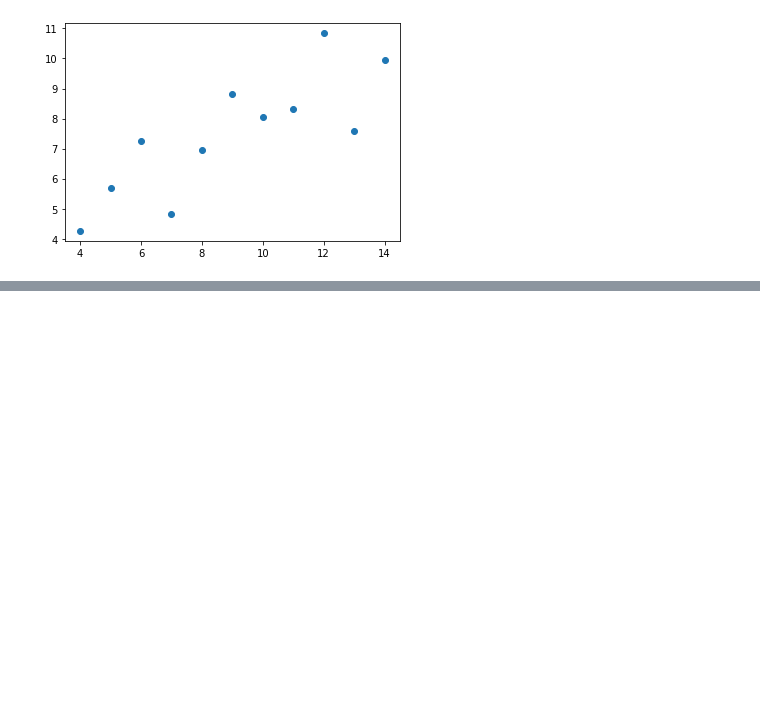
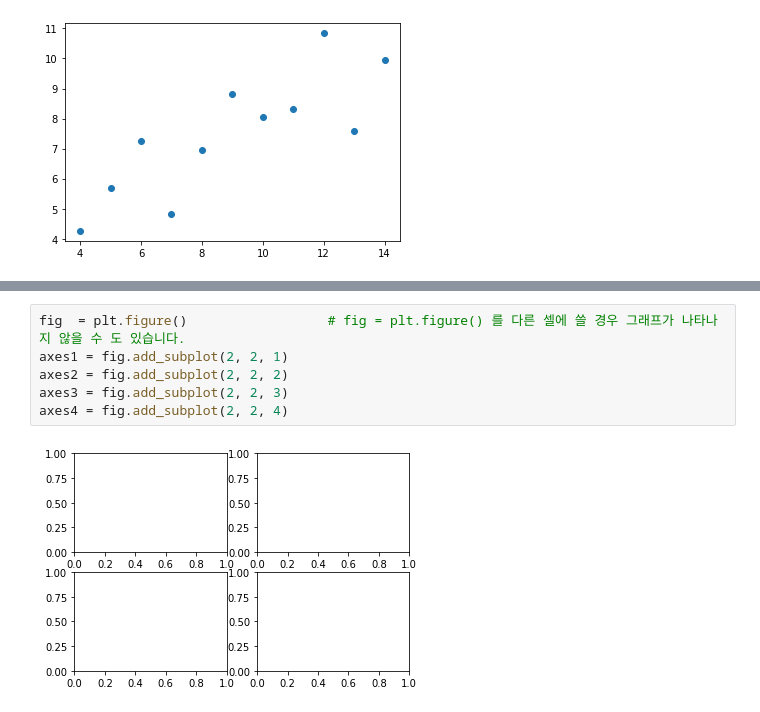
Before and after one commit to GeniusGun/python, a Jupyter notebook: pandas/pandas_04.ipynb, the cells around one changed output, grey strips where cells are left out. Drawn from its saved outputs; the diff is of its cells as text; blank space fills up the shorter version.

```diff
--- a/pandas/pandas_04.ipynb
+++ b/pandas/pandas_04.ipynb
@@ -93,0 +128,8 @@ plt.plot(dataset_1['x'], dataset_1['y'],'o')
+# %%
+fig  = plt.figure()                  # fig = plt.figure() 를 다른 셀에 쓸 경우 그래프가 나타나지 않을 수 도 있습니다.
+axes1 = fig.add_subplot(2, 2, 1)
+axes2 = fig.add_subplot(2, 2, 2)
+axes3 = fig.add_subplot(2, 2, 3)
+axes4 = fig.add_subplot(2, 2, 4)
+# %% [output]
+[figure, added]
```
Also changed, not shown: parts of 30 cells of this notebook.
